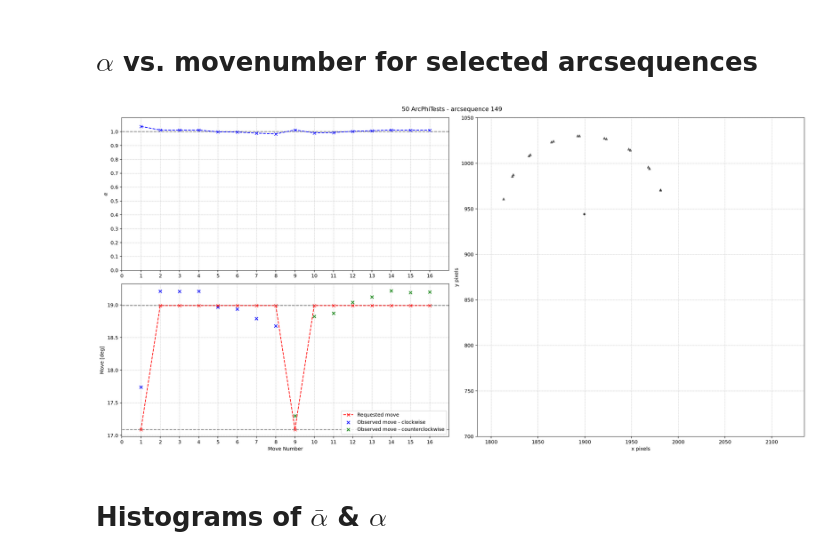
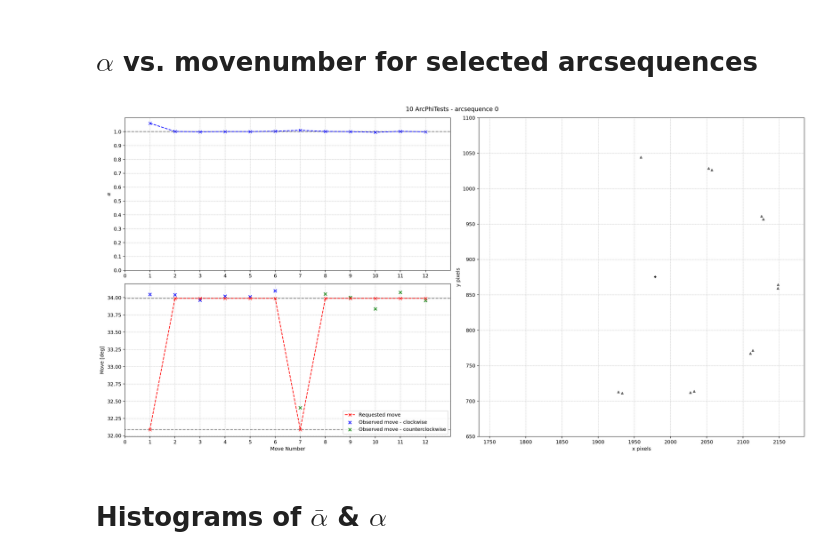
Before and after one commit to SSantosLab/DESI-QA, a Jupyter notebook: calib/Figures of Merit - long-arc tests.ipynb, the cells around one changed output. Cells and saved outputs as stored; diff of their text form; code cells hidden in the pictures.

```diff
--- a/calib/Figures of Merit - long-arc tests.ipynb
+++ b/calib/Figures of Merit - long-arc tests.ipynb
@@ -14,7 +14,7 @@ import find_center as fc
 from spotfinder import spotfinder
 from xylib import calc_movetables as cm
 
-figPath = '/home/msdos/DESI-QA/output/figures/LinPhiTests/50ArcTest/'
+figPath = '/home/msdos/DESI-QA/output/figures/LinPhiTests/10ArcThetaTest/'
 # %% [markdown]
 # Defining pertinent functions
 # %%
@@ -321,7 +321,7 @@ def getMeans(df,label='Alpha'):
 # %% [markdown]
 # Importing the database with relevant timestamps
 # %%
-testStart = np.datetime64('2023-06-27 10:40:00')
+testStart = np.datetime64('2023-06-28 16:46:00')
 testFinish = testStart + np.timedelta64(1,"h")
 # %%
 # Importing different databases
@@ -573,12 +571,12 @@ plt.show()
 # %% [markdown]
 # $\alpha$ vs. movenumber for selected arcsequences
 # %%
-arc_sequence_Number = 149
+arc_sequence_Number = 0
 ramp = 1.995
 backlash=1.9
-req_move = 15
+req_move = 30
 save=True
-label = '50 ArcPhiTests - arcsequence '+str(arc_sequence_Number)
+label = '10 ArcPhiTests - arcsequence '+str(arc_sequence_Number)
 # %%
 maskedDF = df[df['ArcSession']==arc_sequence_Number].reset_index(drop=True)
 
@@ -606,8 +604,8 @@ axs[0].set_xticks(np.arange(0,len(maskedDF),step=1))
 axs[0].set_yticks(np.arange(ylim[0],ylim[1],step=.1))
 
 axs[1].grid(linestyle='--',linewidth=0.5)
-axs[1].hlines(15+2*ramp-backlash,-1,len(maskedDF)+1,linestyle='--',colors='grey')
-axs[1].hlines(15+2*ramp,-1,len(maskedDF)+1,linestyle='--',colors='grey')
+axs[1].hlines(req_move+2*ramp-backlash,-1,len(maskedDF)+1,linestyle='--',colors='grey')
+axs[1].hlines(req_move+2*ramp,-1,len(maskedDF)+1,linestyle='--',colors='grey')
 axs[1].set_xlabel("Move Number")
 axs[1].set_ylabel(r"Move $[\deg]$")
 ccwMask = maskedDF['direction'].str.contains('ccw')
@@ -615,35 +613,35 @@ cwMask = -ccwMask
 axs[1].scatter(np.arange(min(maskedDF['Observed Move'][cwMask].index),max(maskedDF['Observed Move'][cwMask].index)+1,),
                maskedDF['Observed Move'][cwMask], label="Observed move - clockwise",marker='x',color='blue')
 axs[1].scatter(np.arange(min(maskedDF['Observed Move'][ccwMask].index),max(maskedDF['Observed Move'][ccwMask].index)+1),
                maskedDF['Observed Move'][ccwMask],label="Observed move - counterclockwise",marker='x',color='green')
 axs[1].plot(np.arange(min(maskedDF['Requested Move'].index),max(maskedDF["Requested Move"].index)+1),
             maskedDF['Requested Move'],label="Requested move",marker='x',linestyle='dashed',color='red')
 axs[1].legend()
 axs[1].set_xlim(0,len(maskedDF))
 axs[1].set_xticks(np.arange(0,len(maskedDF),step=1))
 
-offset = 175
+offset = 225 # Pixel offset
 pred_centers = [1960,875]
 xlim = [pred_centers[0]-offset,pred_centers[0]+offset]
 ylim = [pred_centers[1]-offset,pred_centers[1]+offset]
 
 axs[2].grid(linestyle='--',linewidth=0.5)
 axs[2].set_xlabel("x pixels")
 axs[2].set_ylabel("y pixels")
 axs[2].scatter('xpix', 'ypix', data=maskedDF, c='black', marker='^', s=20, alpha=0.5)
 axs[2].scatter('xc2 pix', 'yc2 pix', data=maskedDF, c='black', marker='+', s=20, alpha=0.5)
 axs[2].set_xlim(xlim[0],xlim[1])
 axs[2].set_ylim(ylim[0],ylim[1])
 
 
 fig.tight_layout()
 
 if save:
     plt.savefig(figPath+label+'.jpg',dpi=180)
 
 plt.show()
 # %% [output]
-[figure, old version]
+[figure, new version]
 # %% [markdown]
 # Histograms of $\bar{\alpha}$ & $\alpha$
 # %%
```
Also changed, not shown: parts of 8 cells of this notebook, 42 other files.
